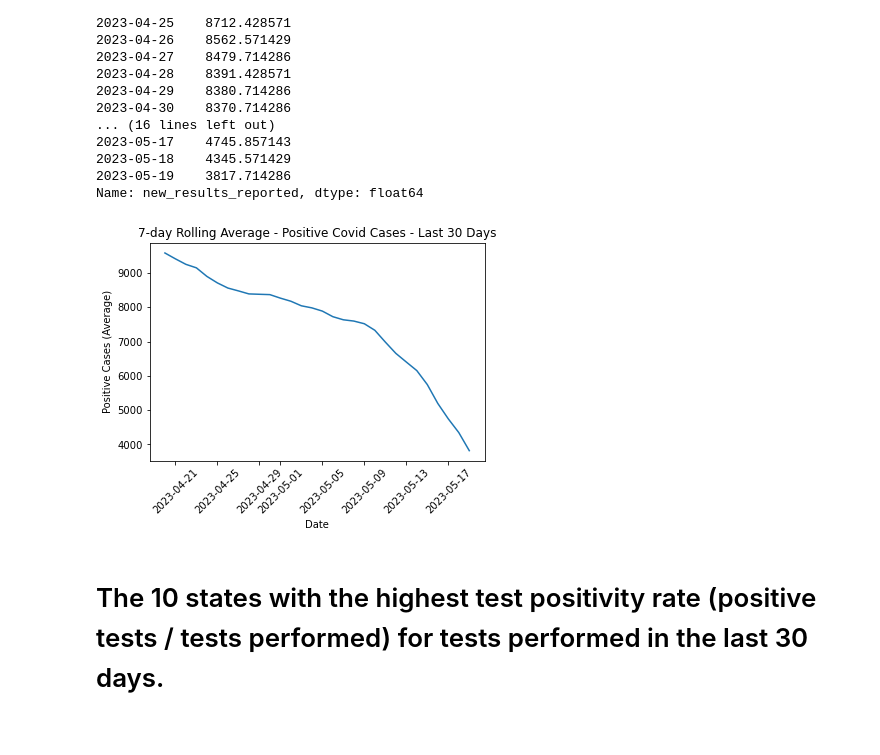
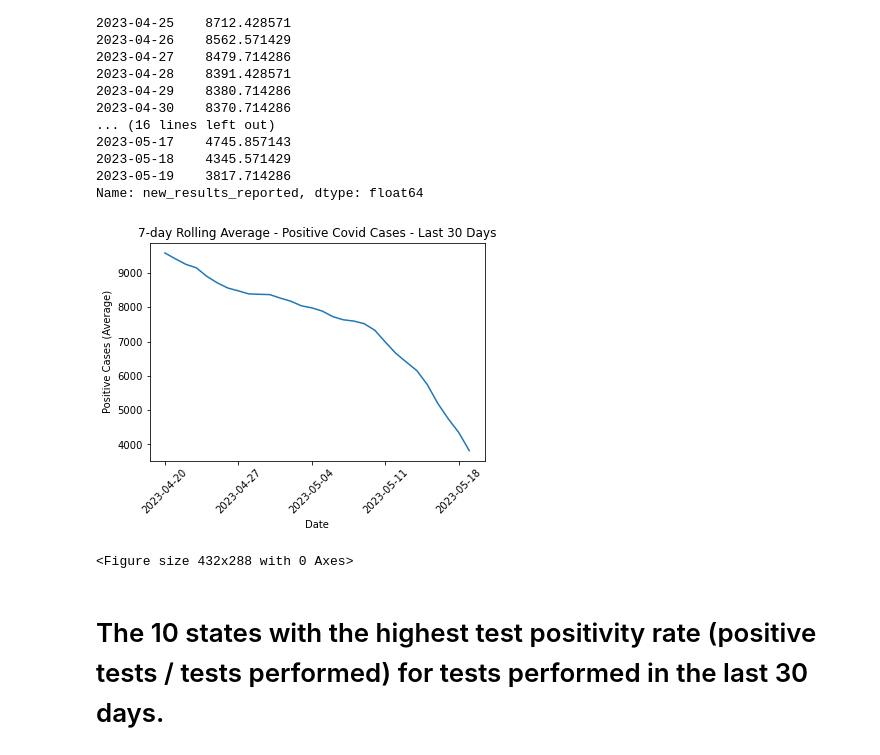
Before and after one commit to joshc3453/dw_assignment, a Jupyter notebook: analysis.ipynb, the cells around one changed output. Drawn from its saved outputs; the diff is of its cells as text; code cells hidden in the pictures.

Commit message:
Graph and readme update

```diff
--- a/analysis.ipynb
+++ b/analysis.ipynb
@@ -128,11 +130,14 @@ Name: new_results_reported, dtype: float64
 # %%
 plt.plot(last_30_days_rolling_avg)
 plt.xticks(rotation=45)
 plt.xlabel('Date')
 plt.ylabel('Positive Cases (Average)')
 plt.title('7-day Rolling Average - Positive Covid Cases - Last 30 Days')
+
+plt.gca().xaxis.set_major_locator(ticker.MultipleLocator(7))
 plt.show()
 # %% [output]
-[figure, old version]
+[figure, new version]
+<Figure size 432x288 with 0 Axes>
 # %% [markdown]
 # The 10 states with the highest test positivity rate (positive tests / tests performed) for tests performed in the last 30 days.
```
Also changed, not shown: parts of 5 cells of this notebook, 2 other files.
